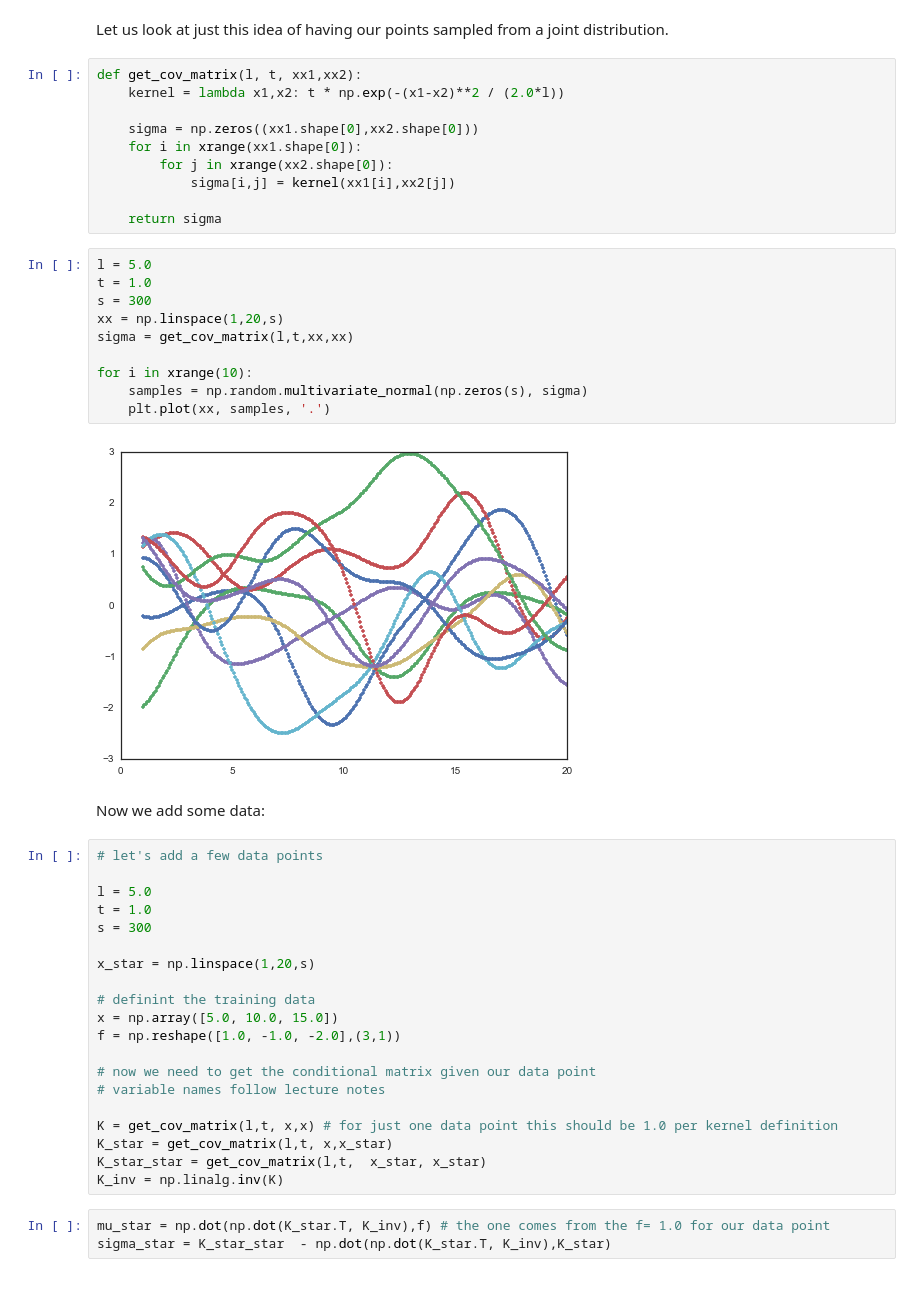
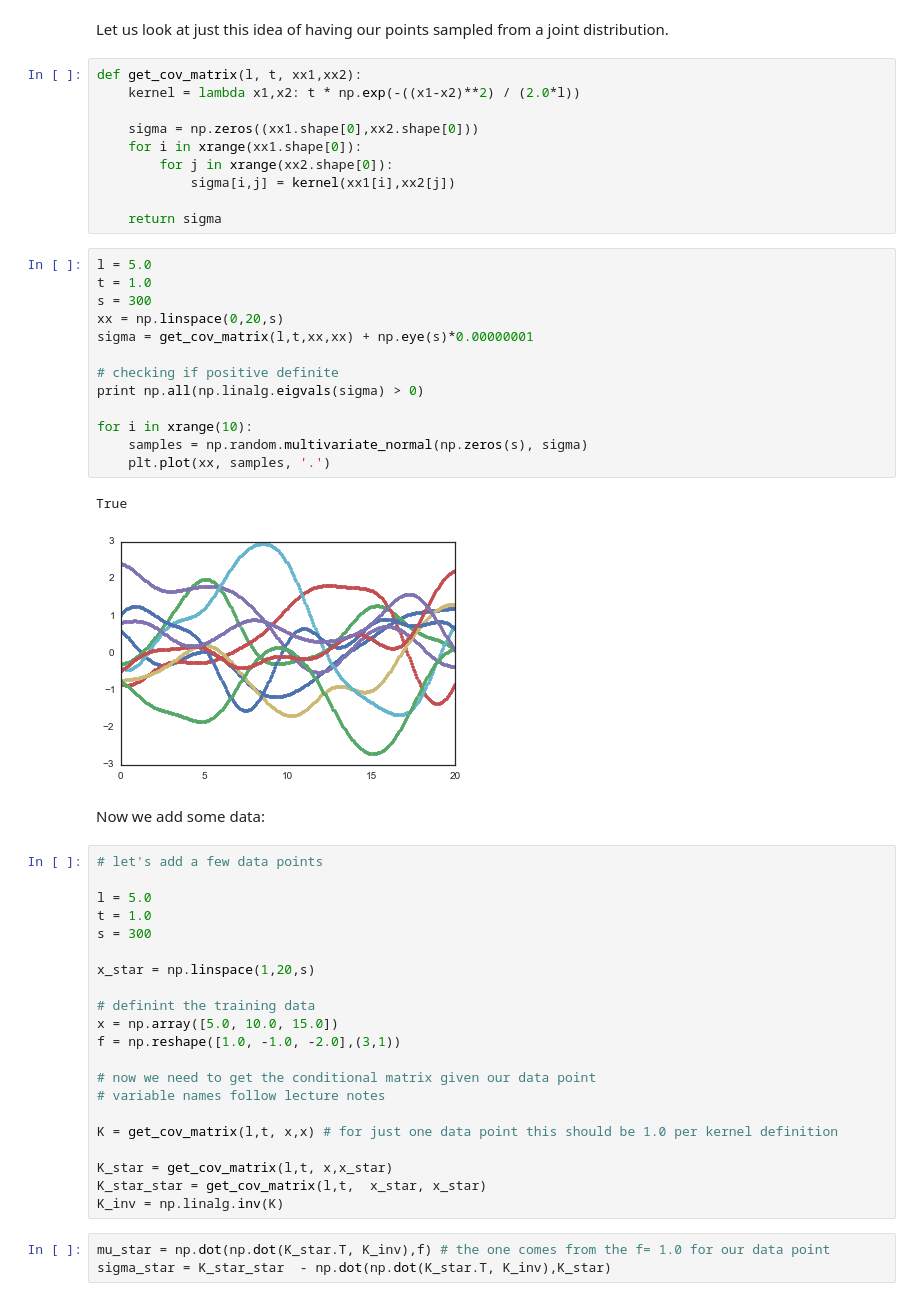
Before and after one commit to subodhchhabra/2015, a Jupyter notebook: Lectures/Lecture20_GaussianProcesses.ipynb, the cells around one changed output. Saved outputs shown, nothing was run; the diff lists cells and outputs as text.

Commit message:
fixed numerical instability in Gram matrix

```diff
--- a/Lectures/Lecture20_GaussianProcesses.ipynb
+++ b/Lectures/Lecture20_GaussianProcesses.ipynb
@@ -12,7 +12,7 @@ from IPython import display
 Let us look at just this idea of having our points sampled from a joint distribution.
 # %%
 def get_cov_matrix(l, t, xx1,xx2):
-    kernel = lambda x1,x2: t * np.exp(-(x1-x2)**2 / (2.0*l))
+    kernel = lambda x1,x2: t * np.exp(-((x1-x2)**2) / (2.0*l))
 
     sigma = np.zeros((xx1.shape[0],xx2.shape[0]))
     for i in xrange(xx1.shape[0]):
@@ -23,15 +23,19 @@ def get_cov_matrix(l, t, xx1,xx2):
 # %%
 l = 5.0
 t = 1.0
 s = 300
-xx = np.linspace(1,20,s)
-sigma = get_cov_matrix(l,t,xx,xx)
+xx = np.linspace(0,20,s)
+sigma = get_cov_matrix(l,t,xx,xx) + np.eye(s)*0.00000001
+
+# checking if positive definite
+print np.all(np.linalg.eigvals(sigma) > 0)
 
 for i in xrange(10):
     samples = np.random.multivariate_normal(np.zeros(s), sigma)
     plt.plot(xx, samples, '.')
 # %% [output]
+True
-[figure, old version]
+[figure, new version]
 # %% [markdown]
 Now we add some data:
 # %%
@@ -51,6 +55,7 @@ f = np.reshape([1.0, -1.0, -2.0],(3,1))
 # variable names follow lecture notes
 
 K = get_cov_matrix(l,t, x,x) # for just one data point this should be 1.0 per kernel definition
+
 K_star = get_cov_matrix(l,t, x,x_star)
 K_star_star = get_cov_matrix(l,t,  x_star, x_star)
 K_inv = np.linalg.inv(K)
```
Also changed, not shown: parts of 6 cells of this notebook.
